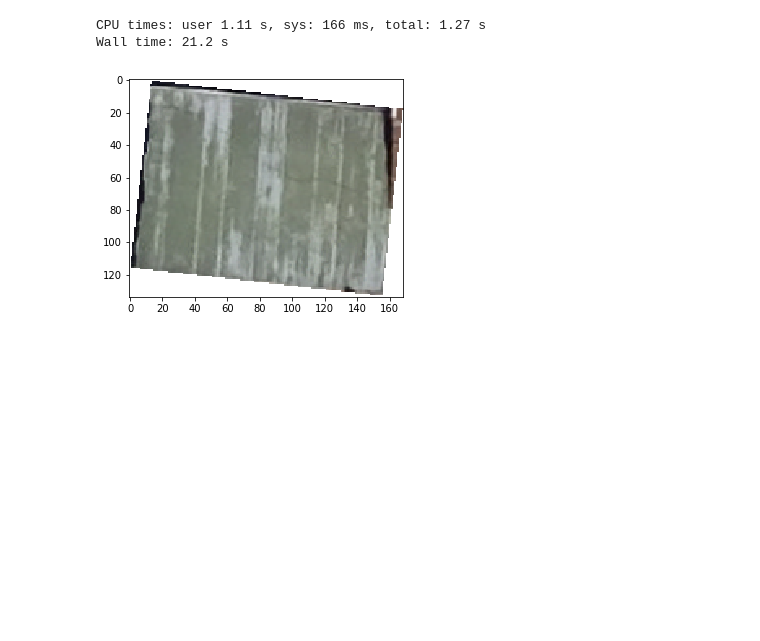
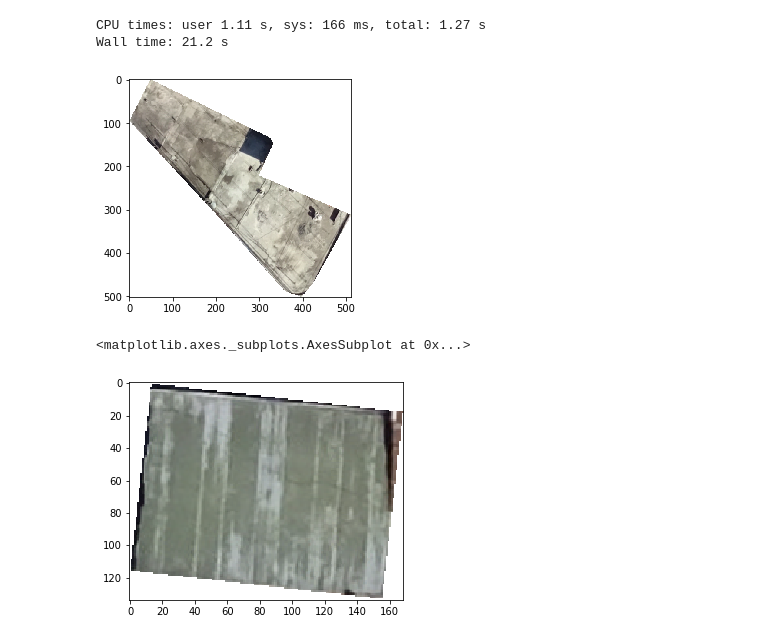
Before and after one commit to tamara-glazer/satellite-image-processing, a Jupyter notebook: map_get_geojson_final.ipynb, the cells around one changed output. Cells and saved outputs as stored; diff of their text form; code cells hidden in the pictures; blank space fills up the shorter version.

```diff
--- a/map_get_geojson_final.ipynb
+++ b/map_get_geojson_final.ipynb
@@ -176,6 +179,11 @@ for polygon in transformed_polygons:
     rv['roof_material'] = polygon['roof_material']
     rv['img_array'] = array
     image_list.append(rv)
+# %%
+show(image_list[30]['img_array'])
+# %% [output]
+[figure, added]
+<matplotlib.axes._subplots.AxesSubplot at 0x...>
 # %%
 show(image_list[130]['img_array'])
 # %% [output]
```
Also changed, not shown: parts of 1 cell of this notebook.
